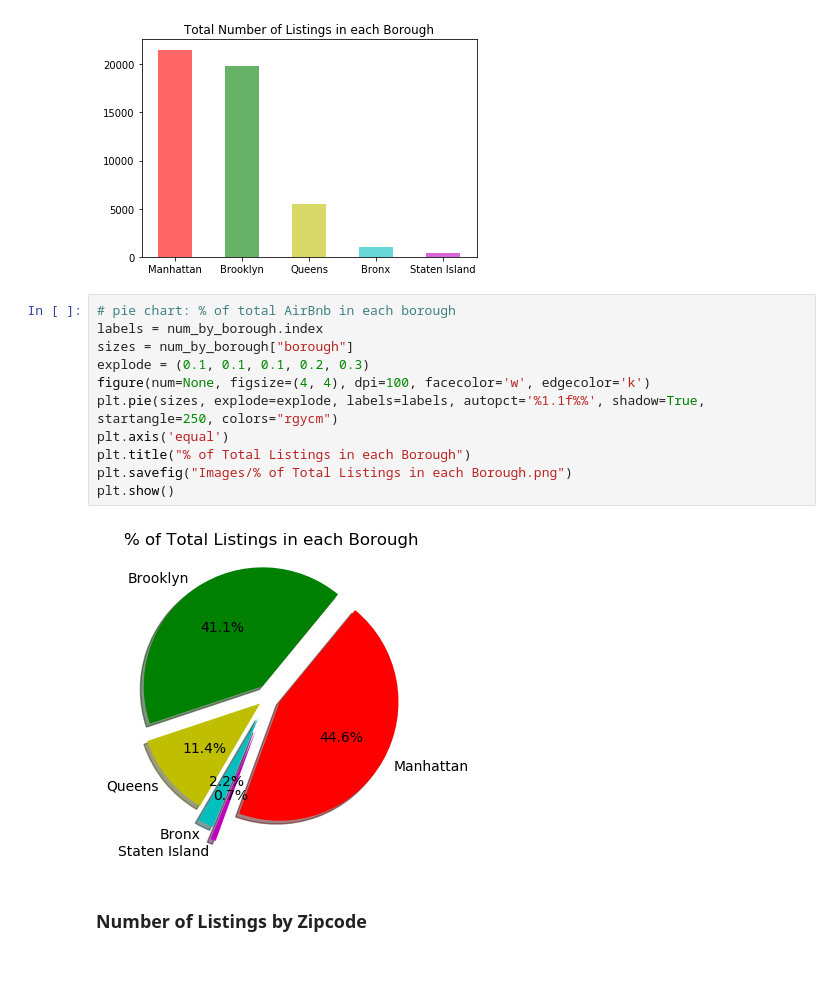
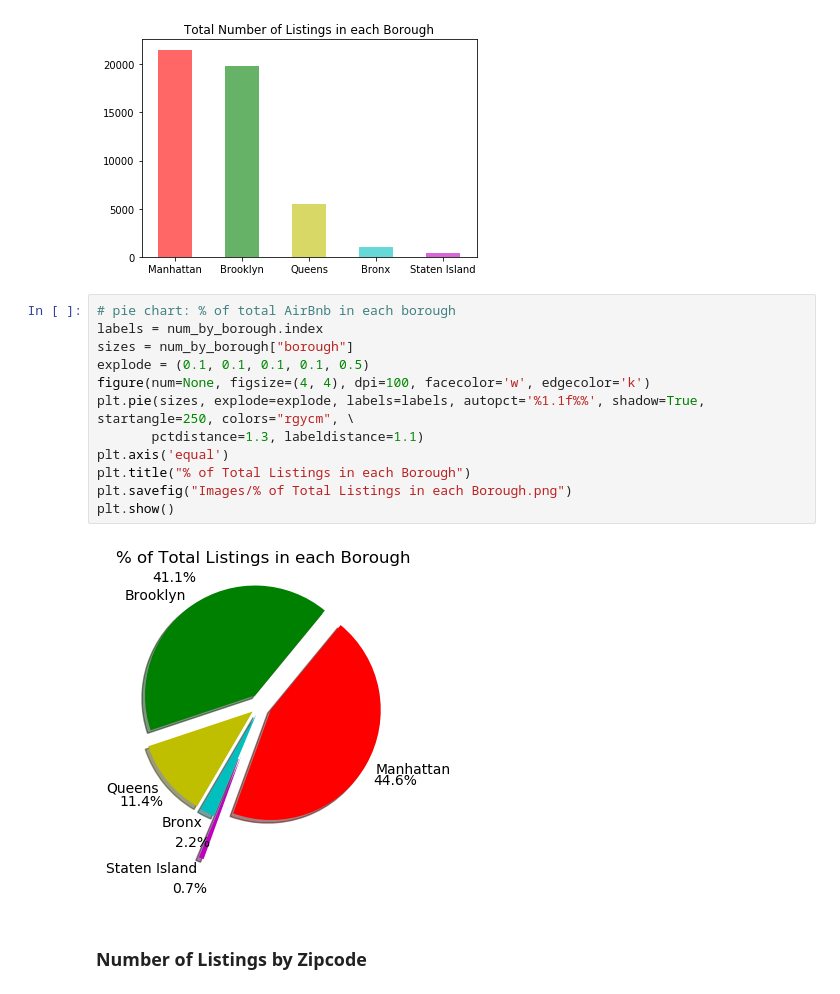
Before and after one commit to GeunT/Group-12-Project-1, a Jupyter notebook: Airbnb_starter_data.ipynb, the cells around one changed output. Drawn from its saved outputs; the diff is of its cells as text; blank space fills up the shorter version.

```diff
--- a/Airbnb_starter_data.ipynb
+++ b/Airbnb_starter_data.ipynb
@@ -110,16 +113,17 @@ plt.show()
 # %%
 # pie chart: % of total AirBnb in each borough
 labels = num_by_borough.index
 sizes = num_by_borough["borough"]
-explode = (0.1, 0.1, 0.1, 0.2, 0.3)
+explode = (0.1, 0.1, 0.1, 0.1, 0.5)
 figure(num=None, figsize=(4, 4), dpi=100, facecolor='w', edgecolor='k')
-plt.pie(sizes, explode=explode, labels=labels, autopct='%1.1f%%', shadow=True, startangle=250, colors="rgycm")
+plt.pie(sizes, explode=explode, labels=labels, autopct='%1.1f%%', shadow=True, startangle=250, colors="rgycm", \
+       pctdistance=1.3, labeldistance=1.1)
 plt.axis('equal')
 plt.title("% of Total Listings in each Borough")
 plt.savefig("Images/% of Total Listings in each Borough.png")
 plt.show()
 # %% [output]
-[figure, old version]
+[figure, new version]
 # %% [markdown]
 ### Number of Listings by Zipcode
 # %%
```
Also changed, not shown: parts of 5 cells of this notebook, 9 other files.
